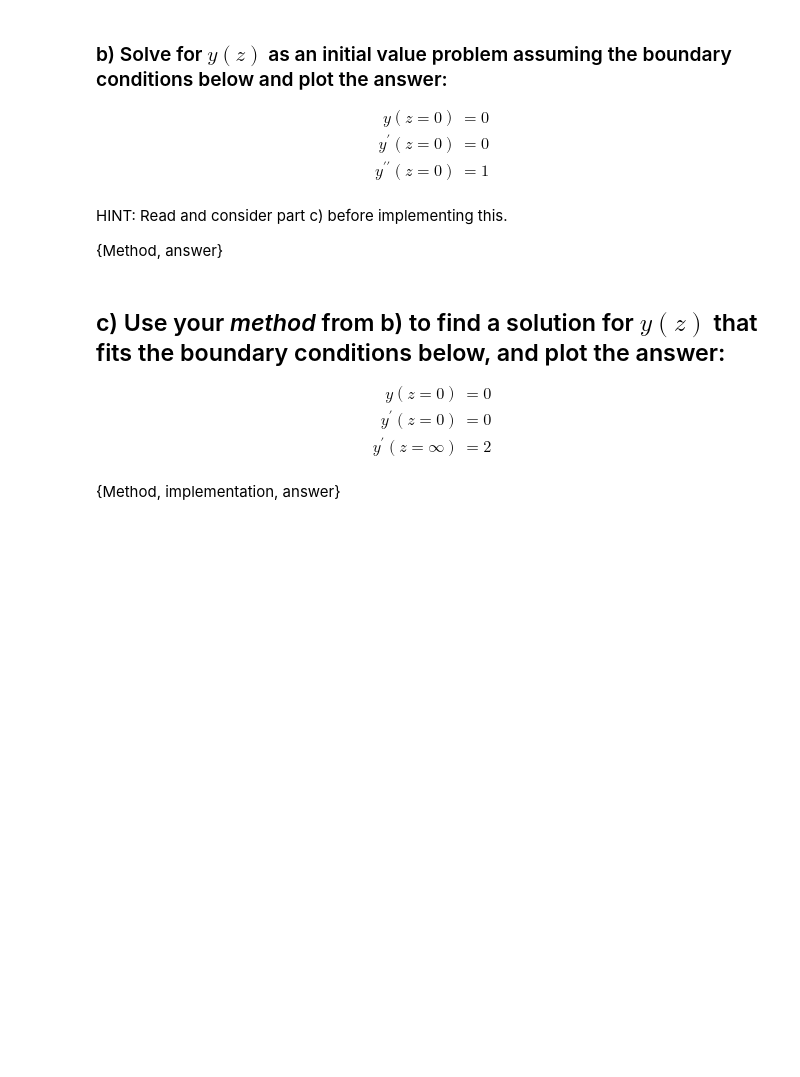
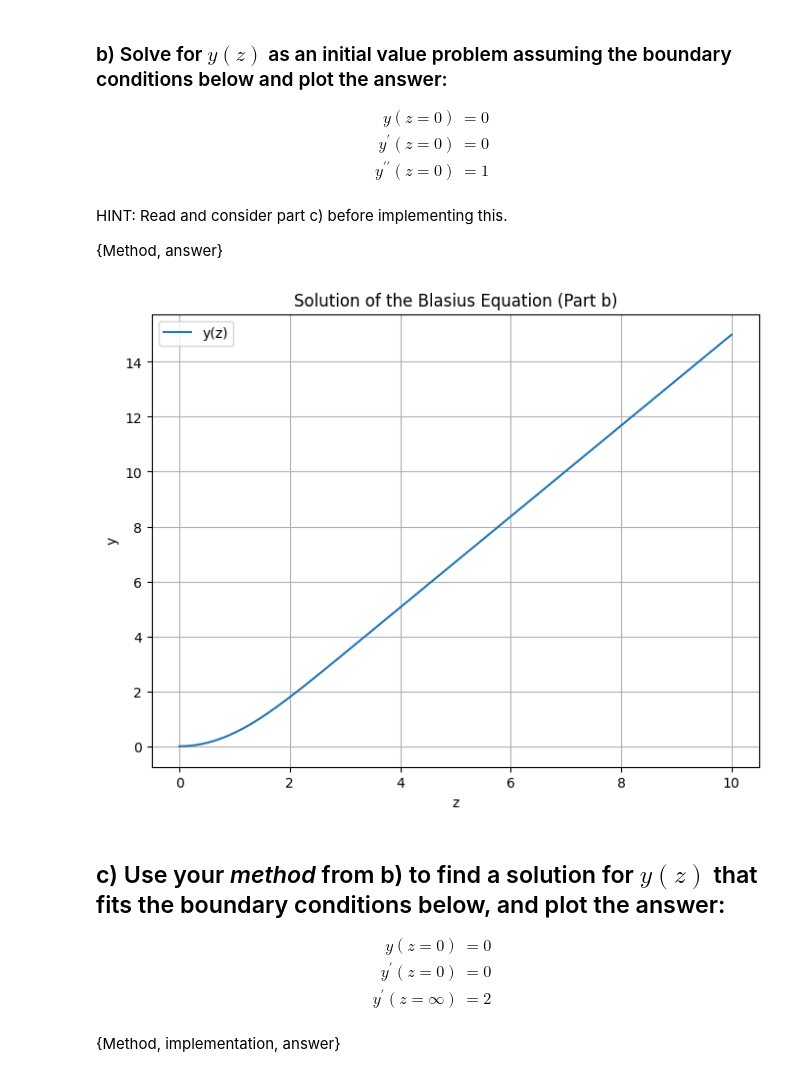
Before and after one commit to saryurawaley/Engphys3mn4, a Jupyter notebook: Assignments/Assignment_4.ipynb, the cells around one changed output. Saved outputs shown, nothing was run; the diff lists cells and outputs as text; code cells hidden in the pictures; blank space fills up the shorter version.

```diff
--- a/Assignments/Assignment_4.ipynb
+++ b/Assignments/Assignment_4.ipynb
@@ -25,6 +39,43 @@ $$
 HINT: Read and consider part c) before implementing this.
 
 {Method, answer}
+# %%
+import numpy as np
+from scipy.integrate import solve_ivp
+import matplotlib.pyplot as plt
+
+# Define the system of first-order ODEs
+def blasius_ode(z, y):
+    y1, y2, y3 = y
+    dy1dz = y2
+    dy2dz = y3
+    dy3dz = -y1 * y3
+    return [dy1dz, dy2dz, dy3dz]
+
+# Define the initial conditions
+y0 = [0, 0, 1]
+
+# Define the range for z
+z_span = (0, 10) # We can adjust the upper limit based on convergence
+
+# Solve the ODE
+sol = solve_ivp(blasius_ode, z_span, y0, dense_output=True)
+
+# Generate points for plotting
+z_plot = np.linspace(z_span[0], z_span[1], 100)
+y_plot = sol.sol(z_plot)
+
+# Plot the solution for y(z)
+plt.figure(figsize=(8, 6))
+plt.plot(z_plot, y_plot[0], label='y(z)')
+plt.xlabel('z')
+plt.ylabel('y')
+plt.title('Solution of the Blasius Equation (Part b)')
+plt.grid(True)
+plt.legend()
+plt.show()
+# %% [output]
+[figure, added]
 # %% [markdown]
 ## c) Use your *method* from b) to find a solution for $y(z)$ that fits the boundary conditions below, and plot the answer:
 
```
Also changed, not shown: parts of 5 cells of this notebook.
